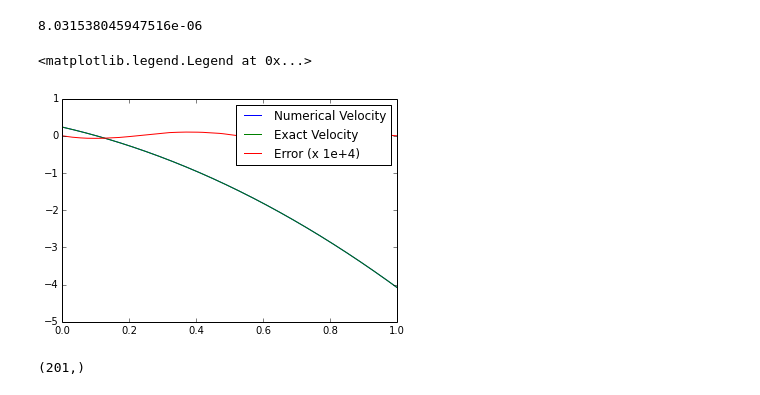
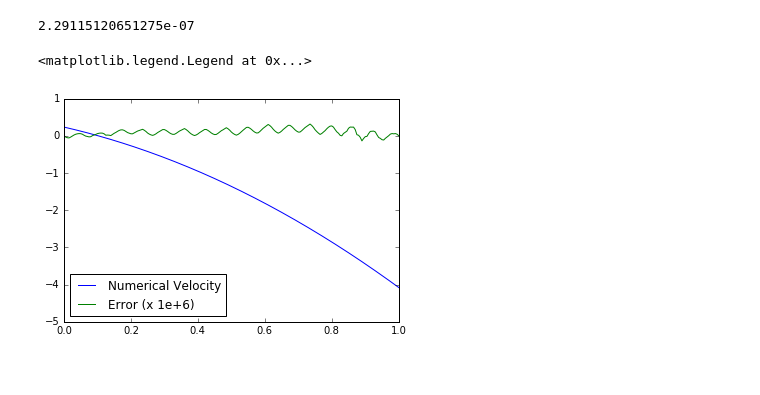
Before and after one commit to underworldcode/underworld2, a Jupyter notebook: docs/development/broken/SolDB2dCheck.ipynb, the cells around one changed output. Drawn from its saved outputs; the diff is of its cells as text; code cells hidden in the pictures.

```diff
--- a/docs/development/broken/SolDB2dCheck.ipynb
+++ b/docs/development/broken/SolDB2dCheck.ipynb
@@ -32,7 +24,7 @@ pressureField.data[:] = 0.
 # setup freeslip
 # Initialise data.. Note that we are also setting boundary conditions here
 solExact = fn.analytic.SolDB2d()
-vel=solExact.velocityFn
+vel=solExact.fn_velocity
 velocityField.data[:] = vel.evaluate(velocityMesh.data)
 pressureField.data[:] = 0.
 # %%
@@ -104,30 +104,26 @@ velDiff.show()
 # %%
 # rms
-squared = uw.utils.Integral(fn.math.dot(solA.velocityFn-velocityField,solA.velocityFn-velocityField), velocityMesh)
+squared = uw.utils.Integral(fn.math.dot(solA.fn_velocity-velocityField,solA.fn_velocity-velocityField), velocityMesh)
 area = uw.utils.Integral(1.,velocityMesh)
-math.sqrt(squared.integrate()[0]/area.integrate()[0])
+math.sqrt(squared.evaluate()[0]/area.evaluate()[0])
 # %% [output]
-8.031538045947516e-06
+2.29115120651275e-07
 # %%
 import numpy as np
 N=201
 a=np.ndarray(shape=(N,2))
 a[:,1]=0.75*np.ones(N)
 a[:,0]=np.linspace(0,1,N)
 import matplotlib.pyplot as mplt
 import matplotlib.pylab as pylab
-vy=solA.velocityFn[1].evaluate(a)[:,0]
+vy=solA.fn_velocity[1].evaluate(a)[:,0]
 ax=a[:,0]
 vf=velocityField[1].evaluate(a)[:,0]
 mplt.plot(ax,vf,label='Numerical Velocity')
-mplt.plot(ax,vy,label='Exact Velocity')
-mplt.plot(ax,10000*(vy-vf),label='Error (x 1e+4)')
-mplt.legend()
+#mplt.plot(ax,vy,label='Exact Velocity')
+mplt.plot(ax,1e6*(vy-vf),label='Error (x 1e+6)')
+mplt.legend(loc=3)
 # %% [output]
 <matplotlib.legend.Legend at 0x...>
-[figure, old version]
+[figure, new version]
-# %%
-ax.shape
-# %% [output]
-(201,)
 # %%
```
Also changed, not shown: parts of 17 cells of this notebook.
